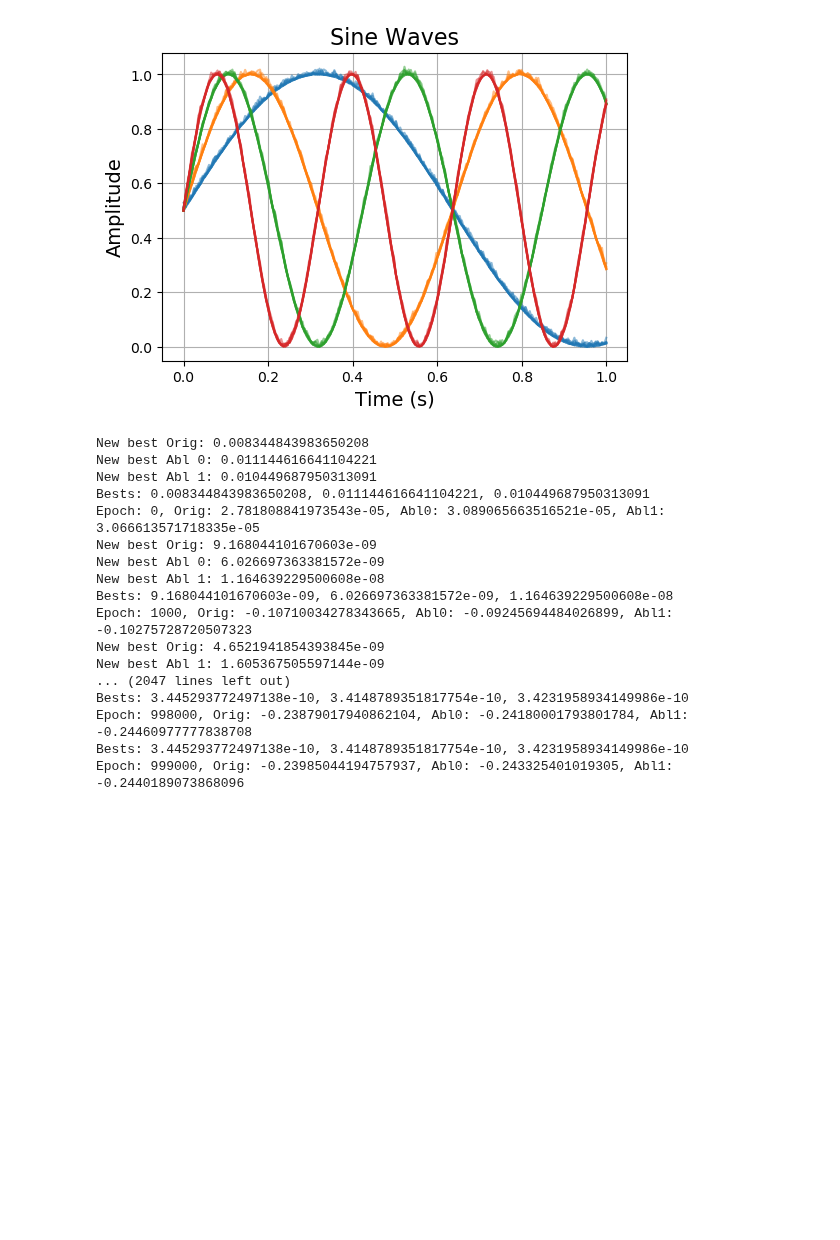
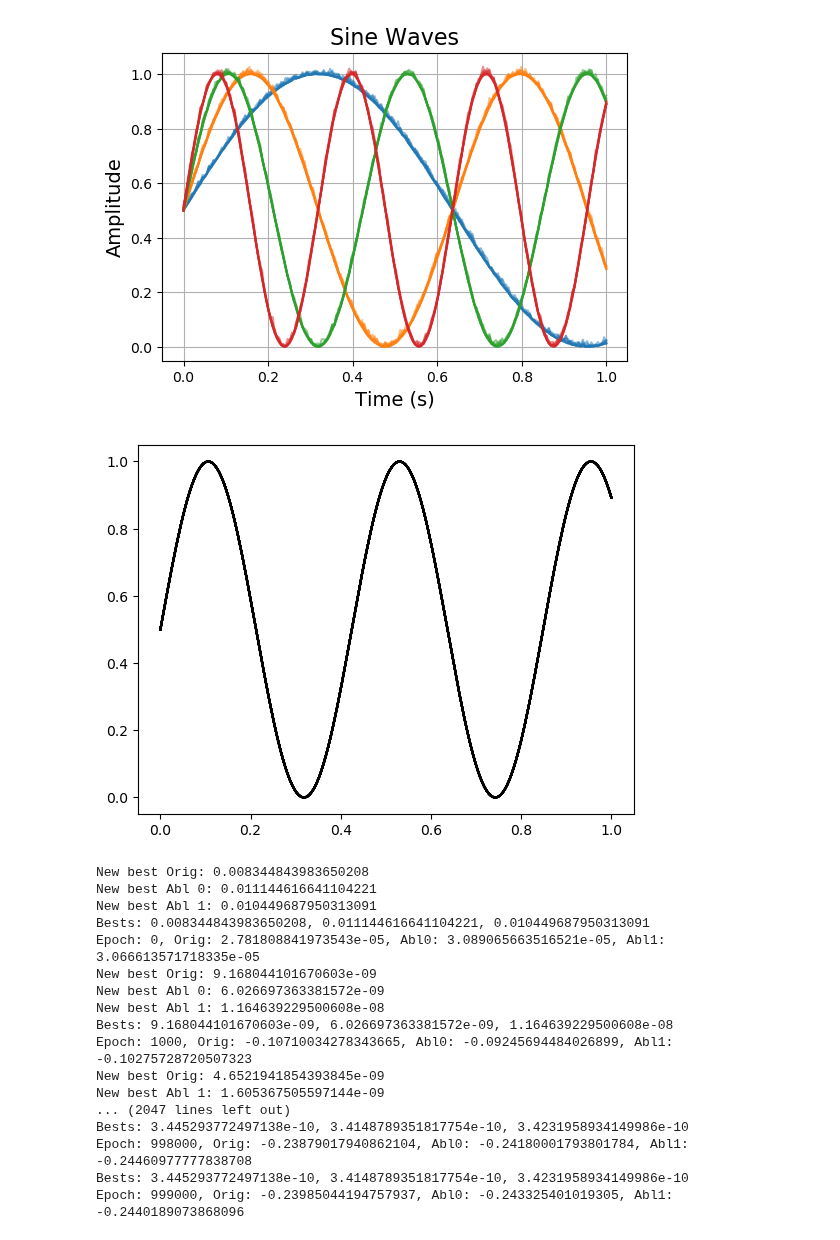
Before and after one commit to yildirimyigit/cnep, a Jupyter notebook: compare_cneps_on_4_sines_abl.ipynb, the cells around one changed output. Drawn from its saved outputs; the diff is of its cells as text; code cells hidden in the pictures; blank space fills up the shorter version.

Commit message:
unimodal data

```diff
--- a/compare_cneps_on_4_sines_abl.ipynb
+++ b/compare_cneps_on_4_sines_abl.ipynb
@@ -83,6 +83,38 @@ plt.title(f'Sine Waves', fontsize=16)
 # %% [output]
 Text(0.5, 1.0, 'Sine Waves')
 [figure]
+# %%
+import numpy as np
+import os
+
+save_path = 'data/synthetic/4_sines/'
+
+if not os.path.exists(save_path):
+    os.makedirs(save_path)
+try:
+    os.makedirs(f'{save_path}4_sines_0')
+    os.makedirs(f'{save_path}4_sines_1')
+    os.makedirs(f'{save_path}4_sines_2')
+    os.makedirs(f'{save_path}4_sines_3')
+except:
+    pass
+
+
+t2 = []
+for i in range(num_demos):
+    traj = np.zeros((1, t_steps, 2))
+    traj[0, :, 0] = x[i, :, 0].cpu().numpy()
+    traj[0, :, 1] = y[i, :, 0].cpu().numpy()
+
+    np.save(f'{save_path}4_sines_{i//num_indiv}/{i%num_indiv}.npy', traj)
+
+    if i // num_indiv == 2:
+        t2.append(traj)
+
+for t in t2:
+    plt.plot(t[0, :, 0], t[0, :, 1], 'k', alpha=0.5)
+# %% [output]
+[figure, added]
 # %%
 obs = torch.zeros((batch_size, n_max, dx+dy), dtype=torch.float32, device=device)
 tar_x = torch.zeros((batch_size, m_max, dx), dtype=torch.float32, device=device)
```
Also changed, not shown: 4 other files.
